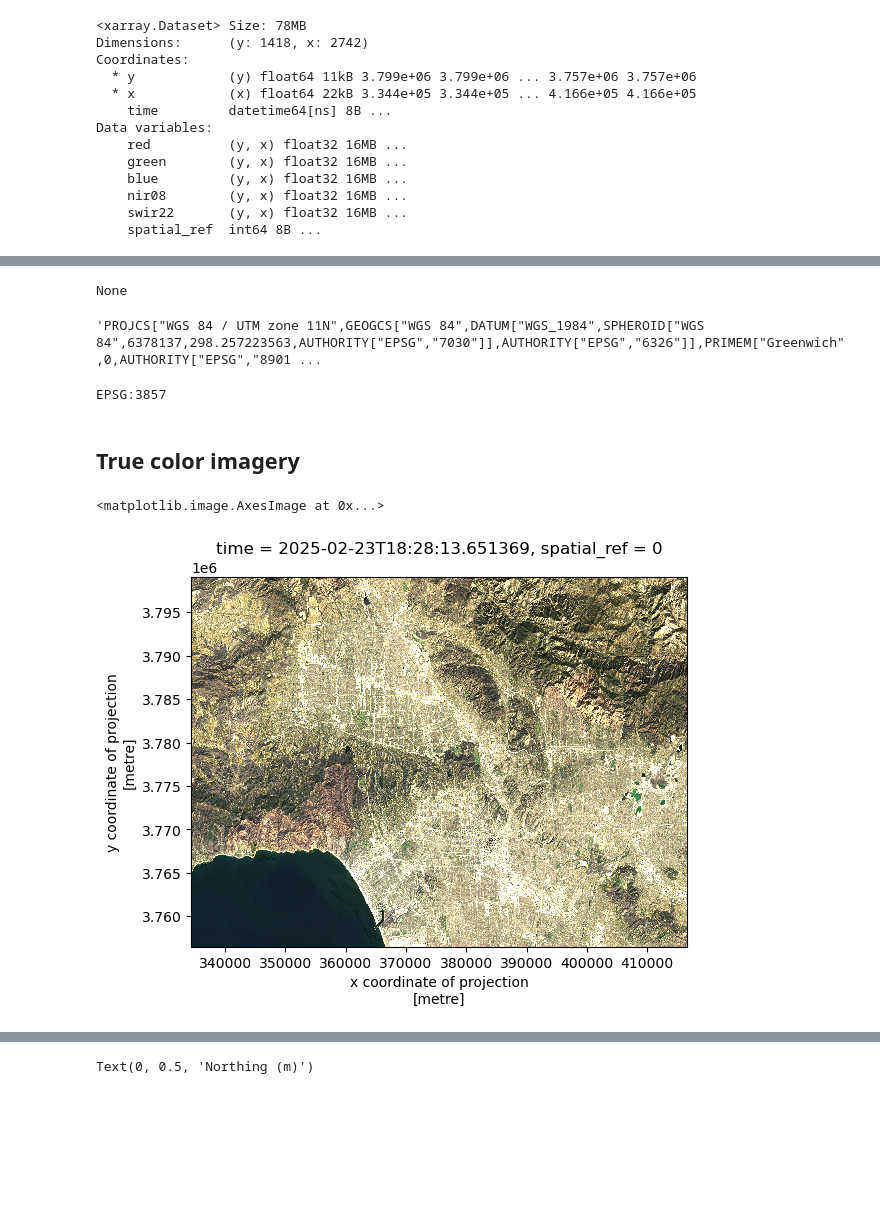
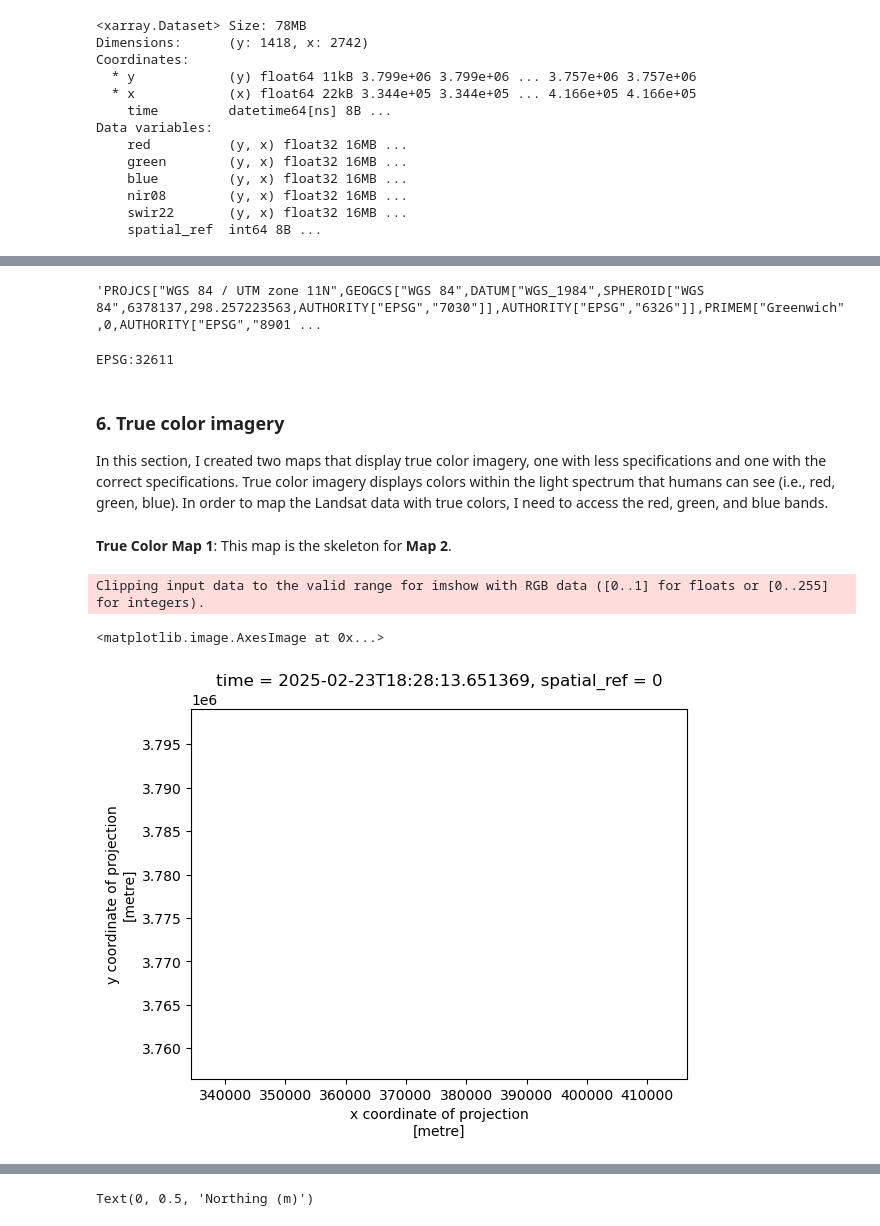
Before and after one commit to IsabellaSegarra/eaton-palisades-fires-impacts, a Jupyter notebook: hwk4-task2-false-color-segarra.ipynb, the cells around one changed output, grey strips where cells are left out. Cells and saved outputs as stored; diff of their text form; code cells hidden in the pictures; blank space fills up the shorter version.

```diff
--- a/hwk4-task2-false-color-segarra.ipynb
+++ b/hwk4-task2-false-color-segarra.ipynb
@@ -106,26 +140,28 @@ The `landsat` data contains coordinates (x,y) with time (z). The variables corre
-# %%
-# Print the CRS of landsat
-print(landsat.rio.crs)
-# %% [output]
-None
 # %%
-# View the landsat crs by accessing it through the spatial_ref attribute
-landsat.spatial_ref.crs_wkt
+# View the landsat crs by accessing it through the spatial_ref attribute. Store this variable.
+landsat_crs = landsat.spatial_ref.crs_wkt
+landsat_crs
 # %% [output]
 'PROJCS["WGS 84 / UTM zone 11N",GEOGCS["WGS 84",DATUM["WGS_1984",SPHEROID["WGS 84",6378137,298.257223563,AUTHORITY["EPSG","7030"]],AUTHORITY["EPSG","6326"]],PRIMEM["Greenwich",0,AUTHORITY["EPSG","8901 ...
 # %%
 # Recover geospatial information
-landsat.rio.write_crs(3857, inplace=True) # 3857 to match the fire permieter data CRS
+landsat = landsat.rio.write_crs(landsat_crs, inplace=True) # recover the CRS from the spatial_ref
 
 # Confirm CRS
 print(landsat.rio.crs)
 # %% [output]
-EPSG:3857
+EPSG:32611
 # %% [markdown]
-## True color imagery
+### 6. True color imagery
+
+In this section, I created two maps that display true color imagery, one with less specifications and one with the correct specifications. True color imagery displays colors within the light spectrum that humans can see (i.e., red, green, blue). In order to map the Landsat data with true colors, I need to access the red, green, and blue bands.
+# %% [markdown]
+**True Color Map 1**: This map is the skeleton for **Map 2**.
 # %%
-# Plot the red, blue, and green bands of the landsat data
-landsat[['red', 'green', 'blue']].to_array().plot.imshow(vmin= 7000, vmax=12200)
+# True Color Map 1
+# plot RGB as a numpy array
+landsat[["red", "green", "blue"]].to_array().plot.imshow()
 # %% [output]
-<matplotlib.image.AxesImage at 0x...>
+Clipping input data to the valid range for imshow with RGB data ([0..1] for floats or [0..255] for integers).
+<matplotlib.image.AxesImage at 0x...>
-[figure, old version]
+[figure, new version]
```
Also changed, not shown: parts of 28 cells of this notebook.
